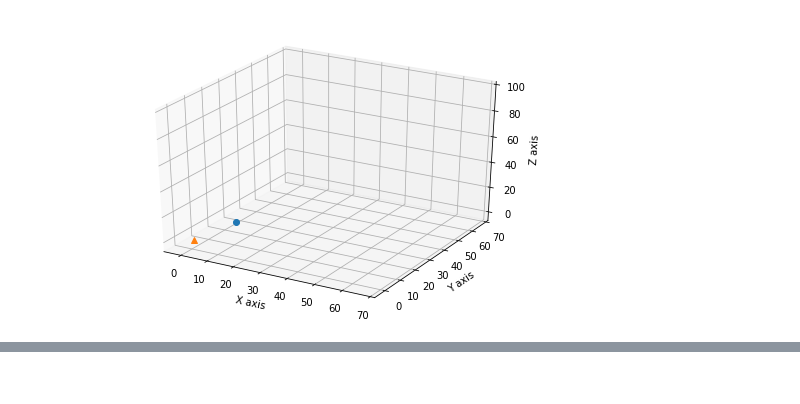
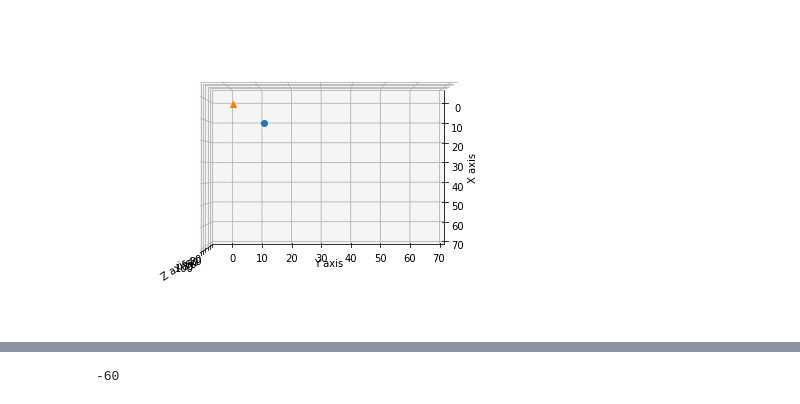
Before and after one commit to CanonYe/CS238-FinalProject, a Jupyter notebook: visualization for CS238.ipynb, the cells around one changed output, grey strips where cells are left out. Drawn from its saved outputs; the diff is of its cells as text; code cells hidden in the pictures.

```diff
--- a/visualization for CS238.ipynb
+++ b/visualization for CS238.ipynb
@@ -9,10 +8,5 @@ import pandas as pd
 # %%
-from matplotlib import pyplot as plt
-import numpy as np
-import mpl_toolkits.mplot3d.axes3d as p3
-
-
-df=pd.read_csv('./uvapos.csv', sep=',',header=None)
+df=pd.read_csv('./uvapos.csv', sep='\t',header=None)
 X = np.asarray(df[0], dtype=np.float64)
 Y = np.asarray(df[1], dtype=np.float64)
 Z = np.asarray(df[2], dtype=np.float64)
@@ -22,35 +16,42 @@ x = np.asarray(df[0], dtype=np.float64)
 y = np.asarray(df[1], dtype=np.float64)
 
 
 fig = plt.figure()
 ax = p3.Axes3D(fig)
 
 # create the first plot
 point, = ax.plot([X[0]], [Y[0]], [Z[0]], 'o')
 point2, = ax.plot([x[0]], [y[0]], '^')
 ax.set_xlim([-5, 70])
 ax.set_ylim([-5, 70])
 ax.set_zlim([-5, 100])
 ax.set_xlabel('X axis')
 ax.set_ylabel('Y axis')
 ax.set_zlabel('Z axis')
 
 
 # second option - move the point position at every frame
 def update_point(n):
     #point.set_data(np.array([[X[n],x[n]], [Y[n],y[n]]]))
     point.set_data(np.array([X[n], Y[n]]))
     point.set_3d_properties(Z[n], 'z')
     point2.set_data(np.array([x[n], y[n]]))
     point2.set_3d_properties(0, 'z')
    # ax.set_title("Time {}".format(n))
 
 
 ani=animation.FuncAnimation(fig, update_point, 100)
+#change view rotation
+#ax.view_init(azim=-100)
+ax.view_init(azim=0, elev=90)
 plt.show()
 # %% [output]
-[figure, old version]
+[figure, new version]
 # %%
 HTML(ani.to_html5_video())
 # %% [output]
 [interactive output not drawn]
+# %%
+print (ax.azim)
+# %% [output]
+-60
```
Also changed, not shown: parts of 1 cell of this notebook.
